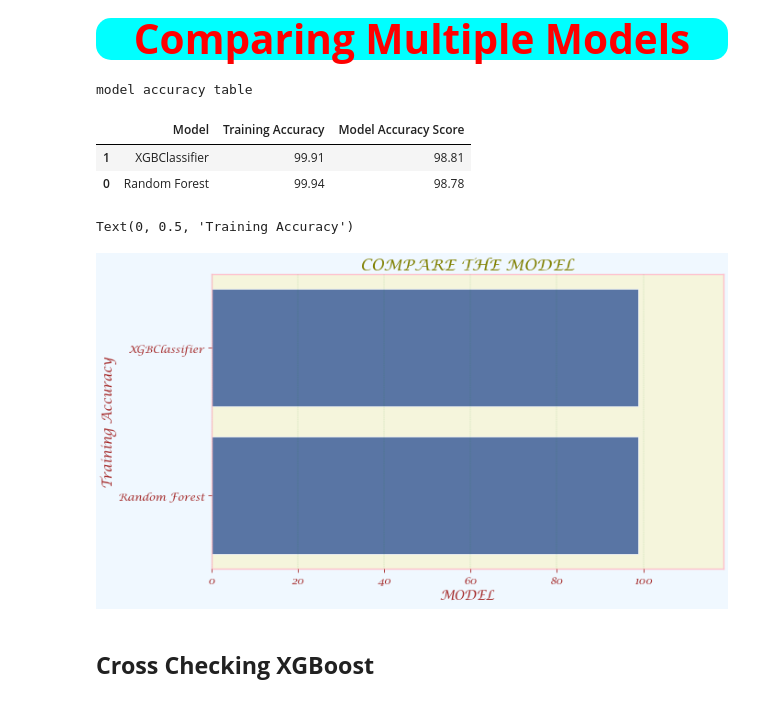
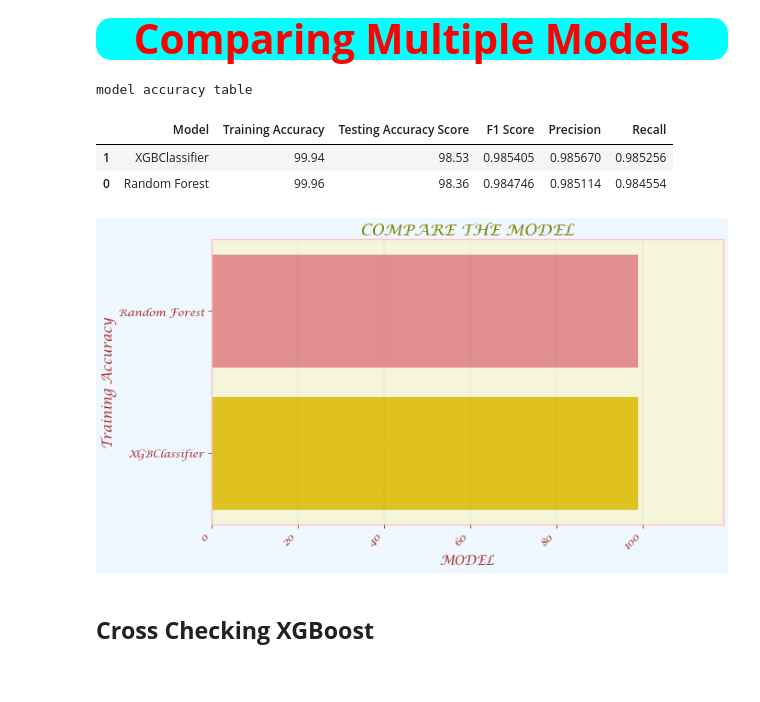
Before and after one commit to Abman2/zero_day, a Jupyter notebook: New folder/code only.ipynb, the cells around one changed output. Drawn from its saved outputs; the diff is of its cells as text; code cells hidden in the pictures.

```diff
--- a/New folder/code only.ipynb
+++ b/New folder/code only.ipynb
@@ -431,41 +557,55 @@ models = pd.DataFrame({
         'Random Forest','XGBClassifier'
     ],
     'Training Accuracy': [
-        random_forest_train,
-        xgb_train
+        random_forest_train_accuracy,
+        xgb_train_accuracy
     ],
-    'Model Accuracy Score': [
-        random_forest_accuracy,
-        xgb_accuracy
+    'Testing Accuracy Score': [
+        random_forest_test_accuracy,
+        xgb_test_accuracy
+    ],
+     'F1 Score': [
+        random_forest_f1,
+        xgb_f1
+    ],
+     'Precision': [
+        random_forest_precision,
+        xgb_precision
+    ]
+    , 'Recall': [
+        random_forest_recall,
+        xgb_recall
     ]
 })
 # %%
 # pd.set_option('precision',1)
 print("model accuracy table")
-models.sort_values(by='Model Accuracy Score', ascending=False)
-
-
-# .style.background_gradient(
-#         cmap='coolwarm').hide_index().set_properties(**{
-#             'font-family': 'Lucida Calligraphy',
-#             'color': 'LigntGreen',
-#             'font-size': '15px'
-#         })
+models.sort_values(by='Testing Accuracy Score', ascending=False)
 # %% [output]
 model accuracy table
-|  | Model | Training Accuracy | Model Accuracy Score |
-| 1 | XGBClassifier | 99.91 | 98.81 |
-| 0 | Random Forest | 99.94 | 98.78 |
+|  | Model | Training Accuracy | Testing Accuracy Score | F1 Score | Precision | Recall |
+| 1 | XGBClassifier | 99.94 | 98.53 | 0.985405 | 0.985670 | 0.985256 |
+| 0 | Random Forest | 99.96 | 98.36 | 0.984746 | 0.985114 | 0.984554 |
 # %%
-models=models.sort_values(by='Model Accuracy Score',ascending=False)[:8]
 
-sns.barplot(y= 'Model', x= 'Model Accuracy Score', data= models)
+# models DataFrame has columns 'Model' and 'Model Accuracy Score'
+models=models.sort_values(by='Model Accuracy Score',ascending=False)[:2]
+# Define a color palette
+colors = [ 'lightcoral',  'gold']
+
+# Create the barplot with different colors
+sns.barplot(y='Model', x='Model Accuracy Score', data=models, palette=colors)
+
+# Customize the plot
 plt.title('COMPARE THE MODEL')
 plt.xlabel('MODEL')
 plt.ylabel('Training Accuracy')
+plt.xticks(rotation=45, ha='right')  # Rotate x-axis labels for better readability
+
+# Display the plot
+plt.show()
 # %% [output]
-Text(0, 0.5, 'Training Accuracy')
-[figure, old version]
+[figure, new version]
 # %% [markdown]
 <h2><b>Cross Checking XGBoost</b></h2>
 # %%
```
Also changed, not shown: parts of 20 cells of this notebook.
